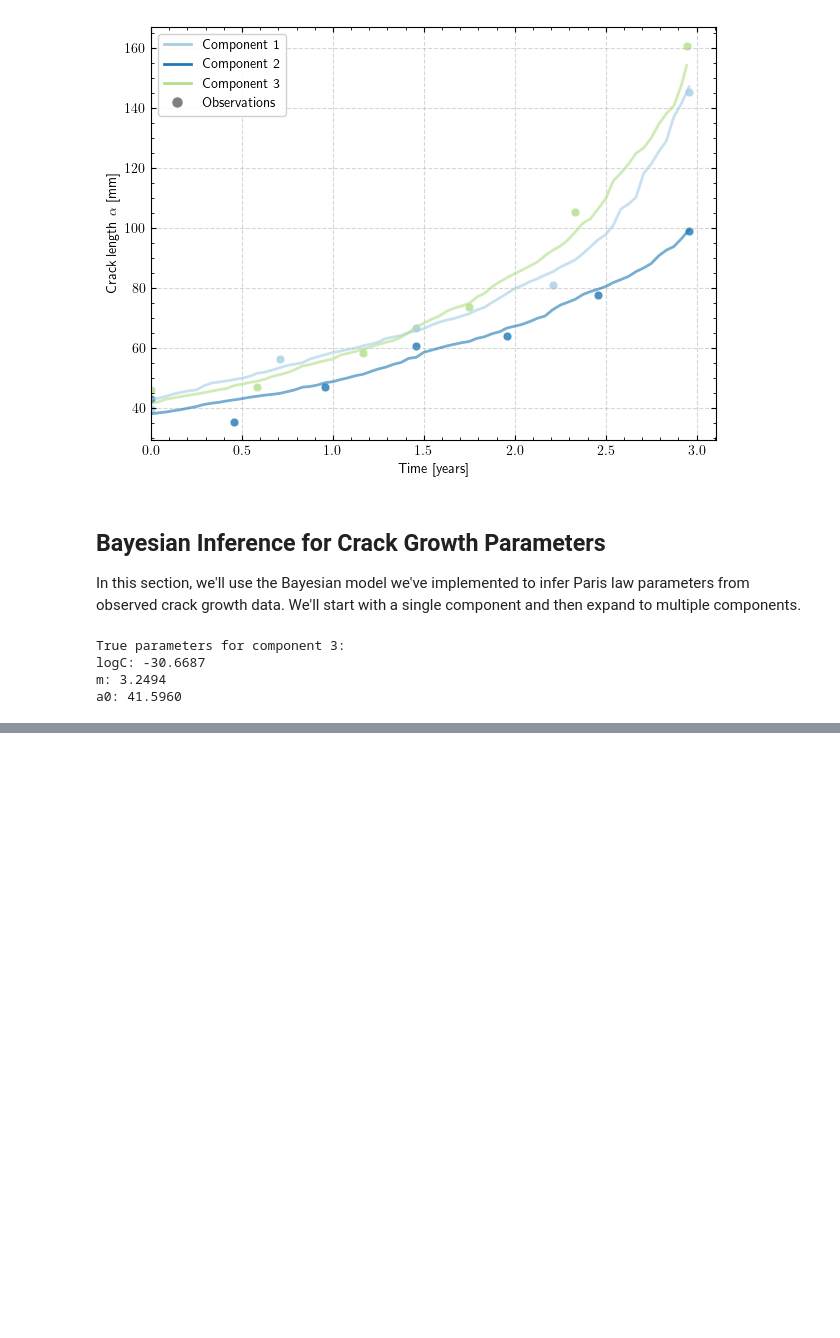
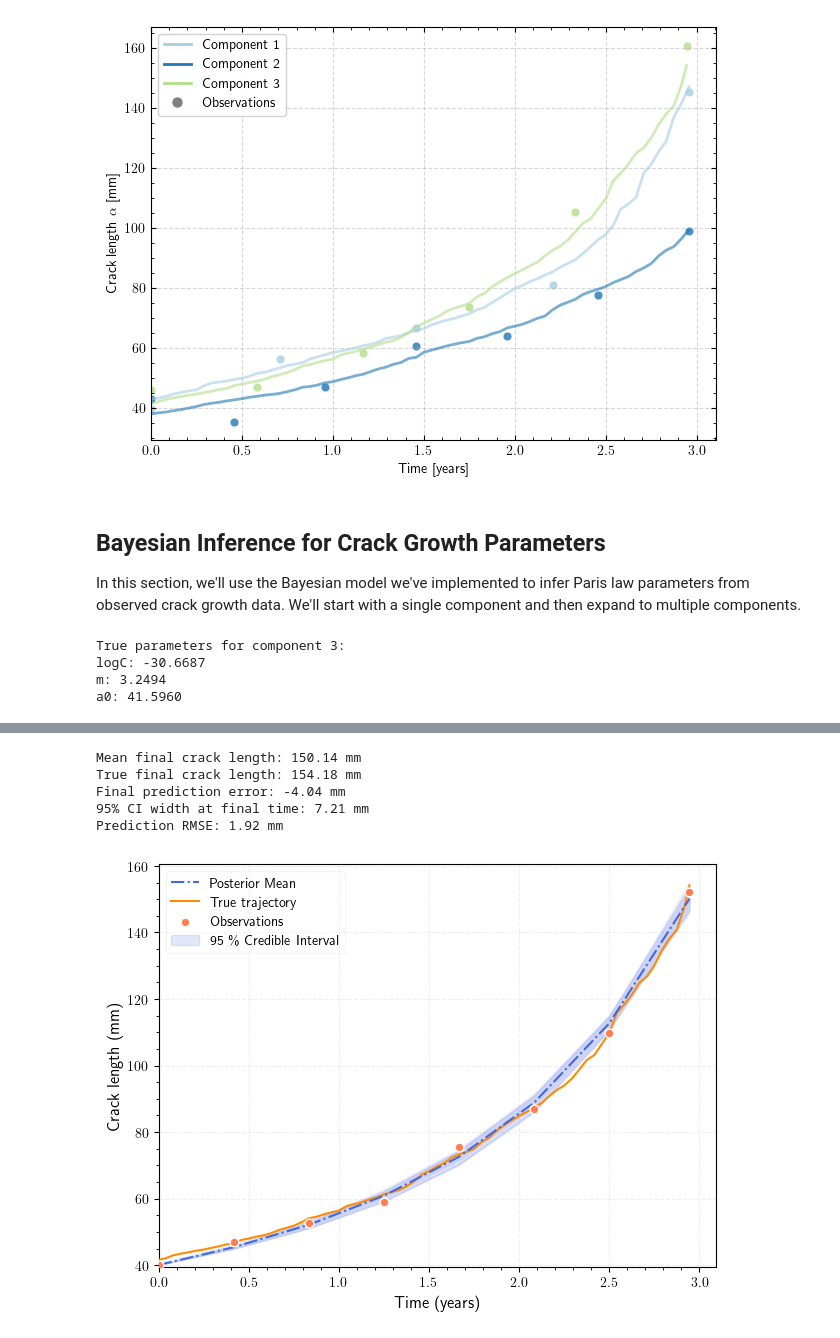
Before and after one commit to nsilionis/hierarchical-crack-growth-monitoring, a Jupyter notebook: notebooks/demo.ipynb, the cells around one changed output, grey strips where cells are left out. Saved outputs shown, nothing was run; the diff lists cells and outputs as text; code cells hidden in the pictures; blank space fills up the shorter version.

```diff
--- a/notebooks/demo.ipynb
+++ b/notebooks/demo.ipynb
@@ -581,0 +562,34 @@ comparison_df
+# %%
+# Generate predictions using the proper posterior predictive sampling method
+posterior_predictive_output = model.generate_posterior_predictive(
+    num_samples=100,
+    component_idx=component_idx,
+    navg=2.8e6,
+    random_seed=42
+)
+
+# Use our specialized plotting function with the proper posterior predictive samples
+fig, ax, stats = plot_posterior_predictive_stl(
+    posterior_predictions=posterior_predictive_output,
+    true_times=true_times,
+    true_crack_lengths=true_crack_lengths,
+    observed_times=observed_times,
+    observed_crack_lengths=observed_crack_lengths,
+    max_samples=50,
+    figsize=(6.4, 4.8),
+    save_fig_name="proper_posterior_predictive_stl.pdf"
+)
+
+# Print summary statistics about the predictions
+print(f"Mean final crack length: {stats['mean_prediction'][-1]:.2f} mm")
+print(f"True final crack length: {true_crack_lengths[-1]:.2f} mm")
+print(f"Final prediction error: {stats['mean_prediction'][-1] - true_crack_lengths[-1]:.2f} mm")
+print(f"95% CI width at final time: {stats['ci_width'][-1]:.2f} mm")
+print(f"Prediction RMSE: {stats['rmse']:.2f} mm")
+# %% [output]
+Mean final crack length: 150.14 mm
+True final crack length: 154.18 mm
+Final prediction error: -4.04 mm
+95% CI width at final time: 7.21 mm
+Prediction RMSE: 1.92 mm
+[figure, added]
```
Also changed, not shown: parts of 21 cells of this notebook.
